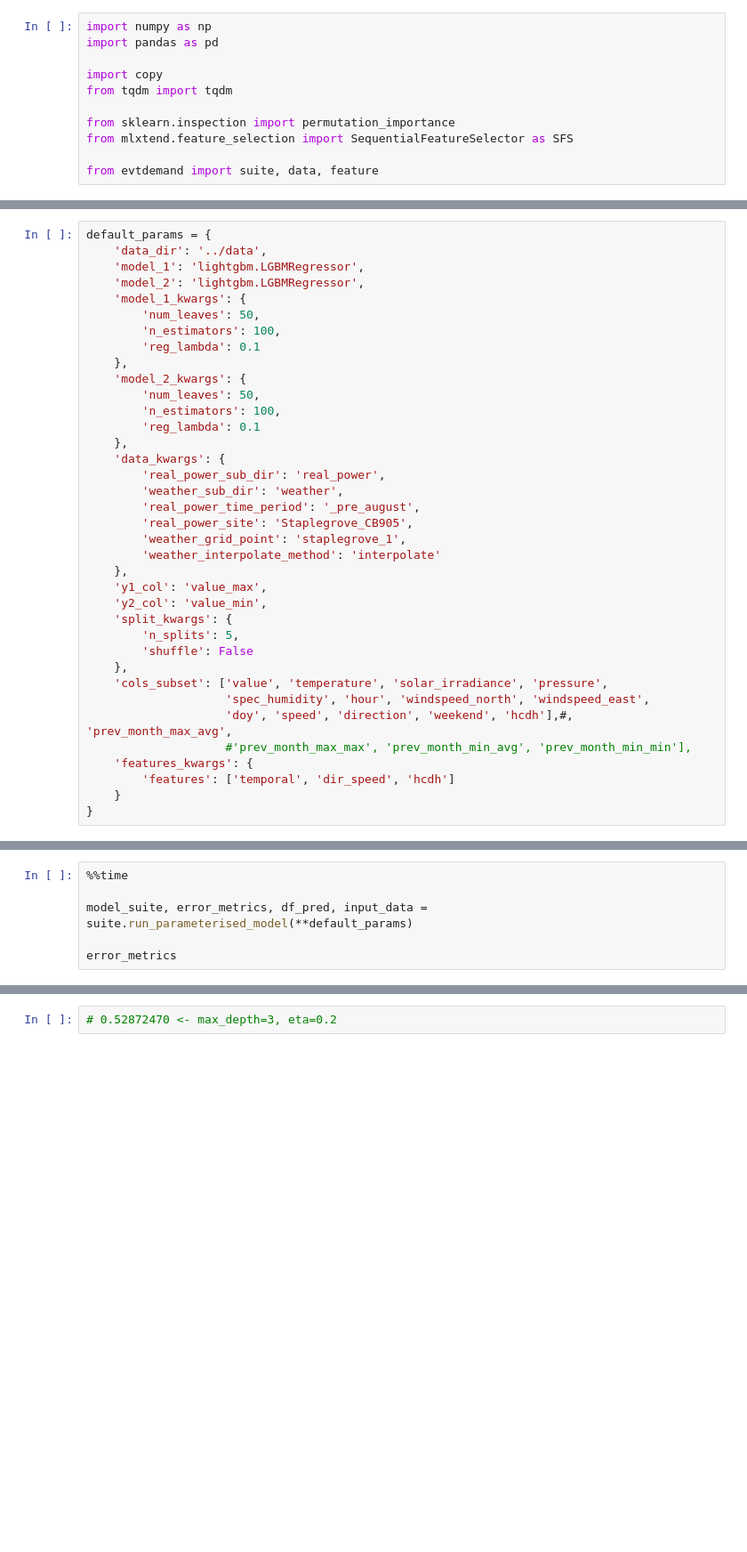
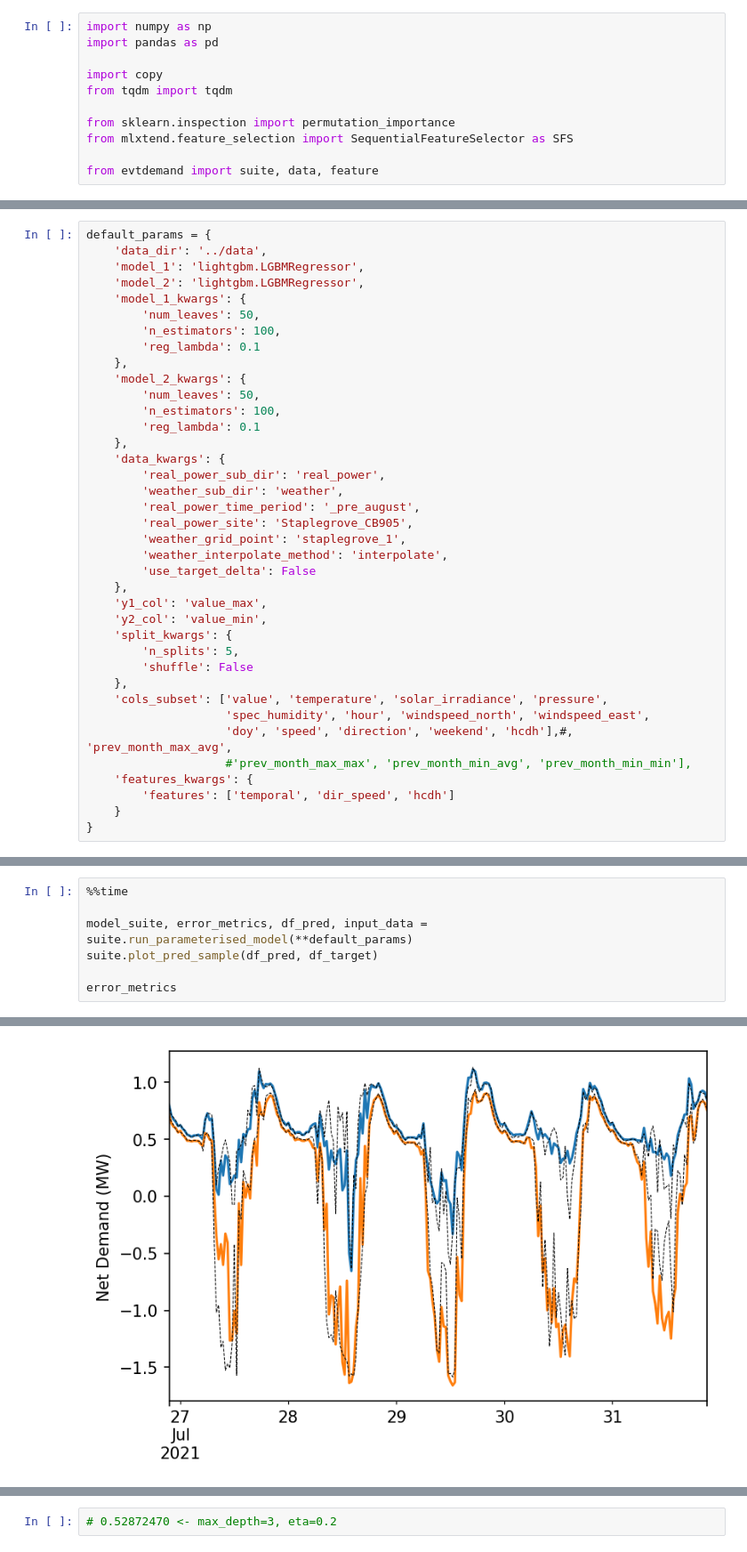
Before and after one commit to AyrtonB/WPD-Hackathon, a Jupyter notebook: nbs/06-experiments.ipynb, the cells around one changed output, grey strips where cells are left out. Shown at 89% size. Cells and saved outputs as stored; diff of their text form; blank space fills up the shorter version.

```diff
--- a/nbs/06-experiments.ipynb
+++ b/nbs/06-experiments.ipynb
@@ -39,7 +41,8 @@ default_params = {
         'real_power_time_period': '_pre_august',
         'real_power_site': 'Staplegrove_CB905',
         'weather_grid_point': 'staplegrove_1',
-        'weather_interpolate_method': 'interpolate'
+        'weather_interpolate_method': 'interpolate',
+        'use_target_delta': False
     },
     'y1_col': 'value_max',
     'y2_col': 'value_min',
@@ -59,6 +66,7 @@ default_params = {
 %%time
 
 model_suite, error_metrics, df_pred, input_data = suite.run_parameterised_model(**default_params)
+suite.plot_pred_sample(df_pred, df_target)
 
 error_metrics
 # %% [output]
@@ -66,4 +74,5 @@ Wall time: 12.4 s
 {'y1_rmse': 10.389345154377155,
  'y2_rmse': 11.177505324655117,
  'combined_rmse': 15.305702367282791,
  'skill_score': 0.5152324587016828}
+[figure, added]
```
Also changed, not shown: parts of 5 cells of this notebook, 10 other files.
